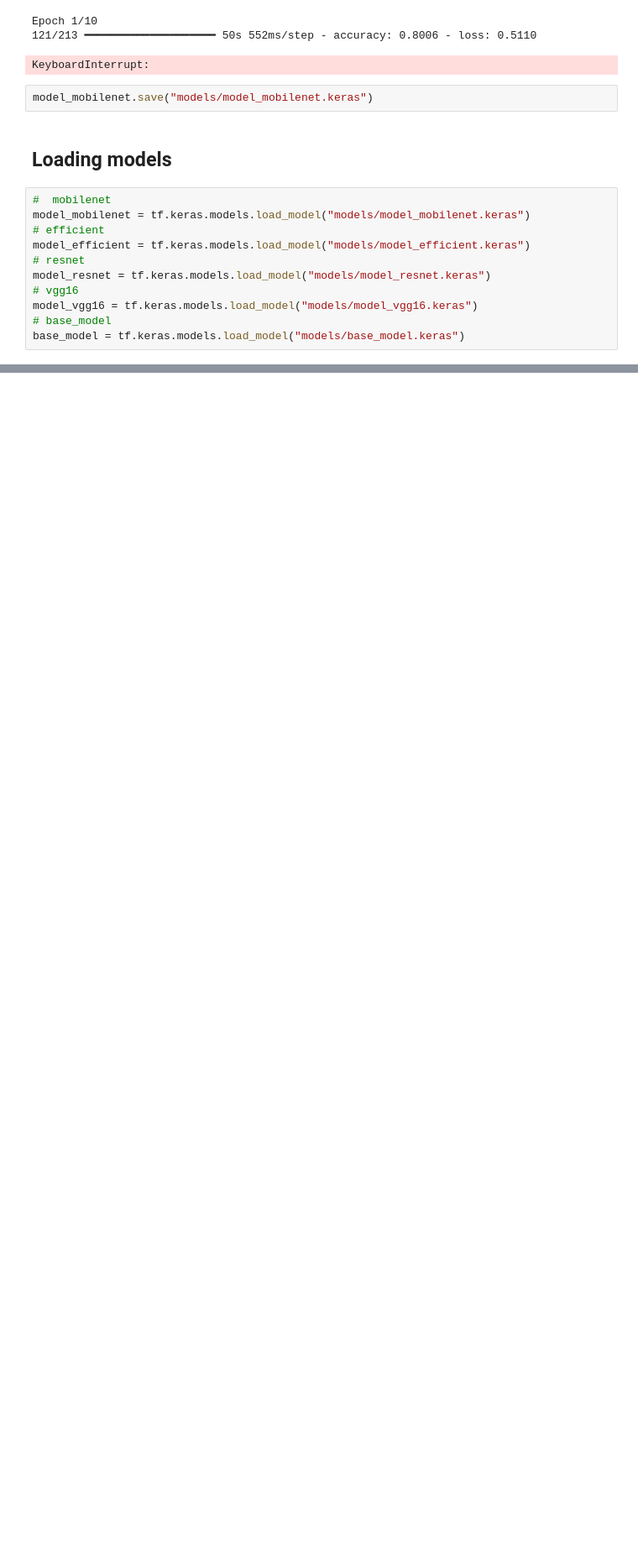
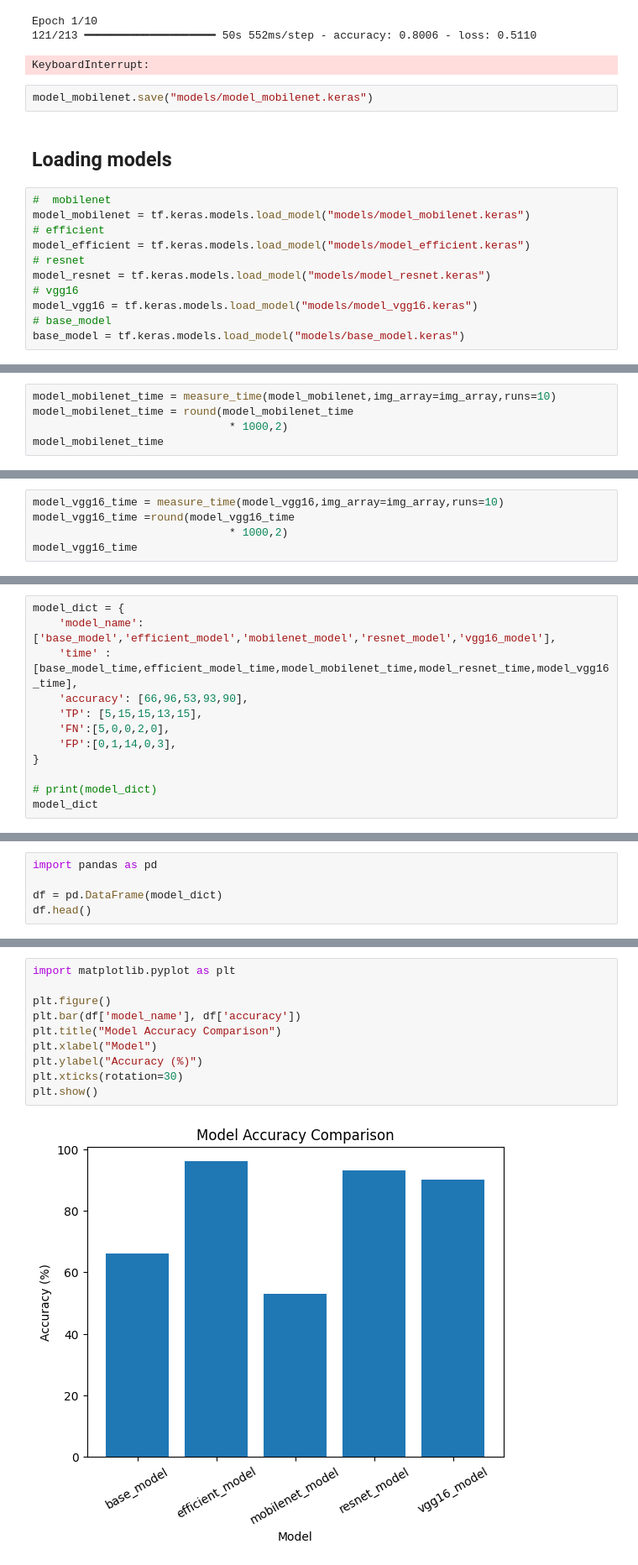
Before and after one commit to Asadullah2412/CNN-to-Transfer-Learning, a Jupyter notebook: transfer_learning.ipynb, the cells around one changed output, grey strips where cells are left out. Shown at 84% size. Cells and saved outputs as stored; diff of their text form; blank space fills up the shorter version.

Commit message:
base_project_ready

```diff
--- a/transfer_learning.ipynb
+++ b/transfer_learning.ipynb
@@ -748,0 +806,5 @@ print(class_names[np.argmax(pred)])
+# %%
+model_mobilenet_time = measure_time(model_mobilenet,img_array=img_array,runs=10)
+model_mobilenet_time = round(model_mobilenet_time
+                              * 1000,2)
+model_mobilenet_time
@@ -748,0 +824,5 @@ print(class_names[np.argmax(pred)])
+# %%
+model_vgg16_time = measure_time(model_vgg16,img_array=img_array,runs=10)
+model_vgg16_time =round(model_vgg16_time
+                              * 1000,2)
+model_vgg16_time
@@ -748,0 +859,12 @@ print(class_names[np.argmax(pred)])
+# %%
+model_dict = {
+    'model_name': ['base_model','efficient_model','mobilenet_model','resnet_model','vgg16_model'],
+    'time' : [base_model_time,efficient_model_time,model_mobilenet_time,model_resnet_time,model_vgg16_time],
+    'accuracy': [66,96,53,93,90],
+    'TP': [5,15,15,13,15],
+    'FN':[5,0,0,2,0],
+    'FP':[0,1,14,0,3],
+}
+
+# print(model_dict)
+model_dict
@@ -748,0 +882,5 @@ print(class_names[np.argmax(pred)])
+# %%
+import pandas as pd
+
+df = pd.DataFrame(model_dict)
+df.head()
@@ -748,0 +896,12 @@ print(class_names[np.argmax(pred)])
+# %%
+import matplotlib.pyplot as plt
+
+plt.figure()
+plt.bar(df['model_name'], df['accuracy'])
+plt.title("Model Accuracy Comparison")
+plt.xlabel("Model")
+plt.ylabel("Accuracy (%)")
+plt.xticks(rotation=30)
+plt.show()
+# %% [output]
+[figure, added]
```
Also changed, not shown: parts of 20 cells of this notebook, 1 other file.
